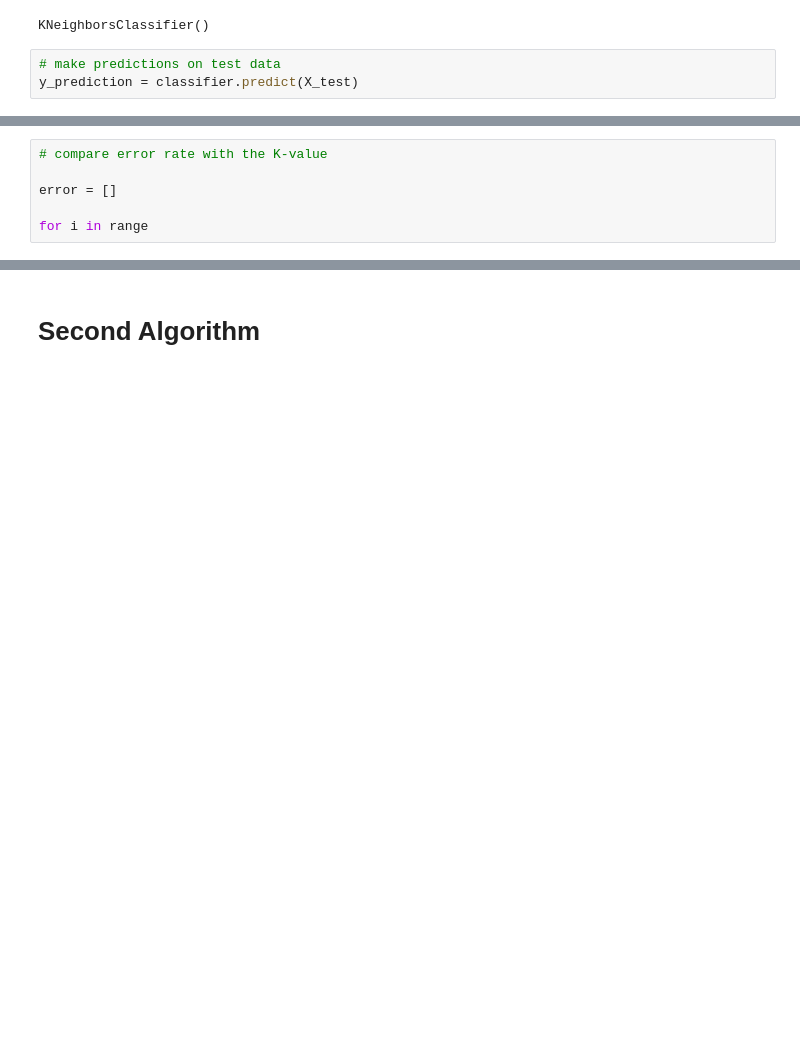
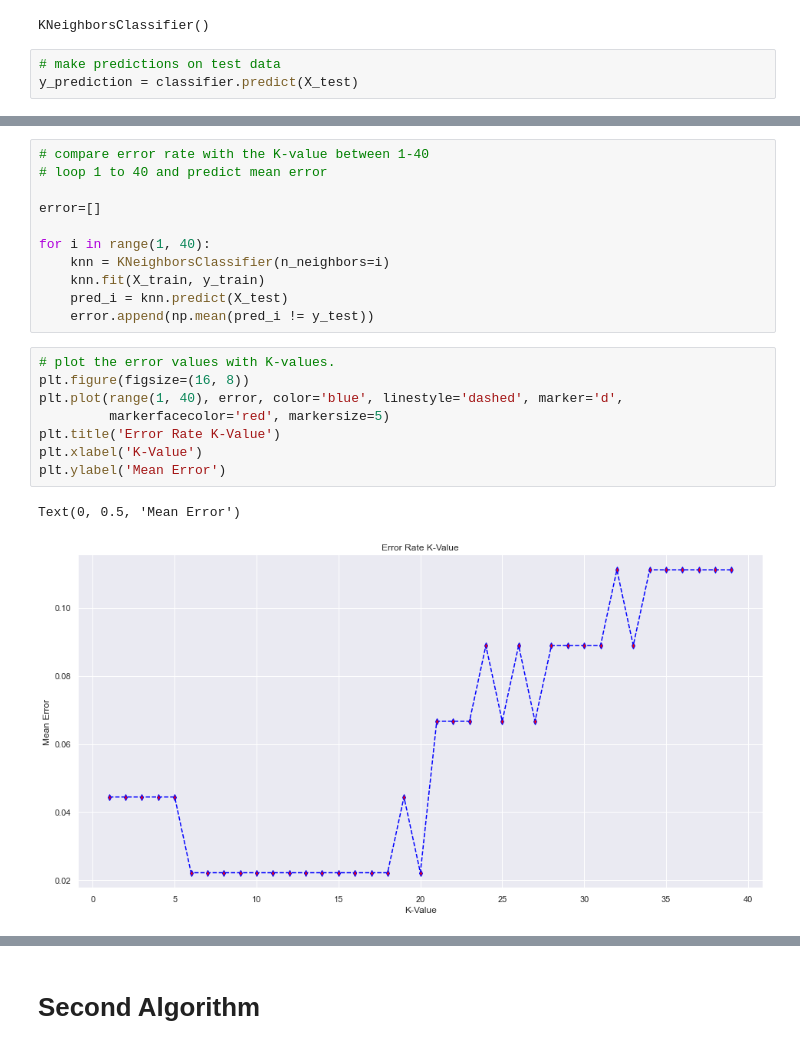
Before and after one commit to Deego88/MLS, a Jupyter notebook: Scikit-learn.ipynb, the cells around one changed output, grey strips where cells are left out. Drawn from its saved outputs; the diff is of its cells as text; blank space fills up the shorter version.

Commit message:
Add files via upload
First Algorithm- Nearest Neighbors complete.
Scikit-Learn Overview complete

```diff
--- a/Scikit-learn.ipynb
+++ b/Scikit-learn.ipynb
@@ -255,8 +311,24 @@ Iris-versicolor       0.93      0.93      0.93        15
  [ 0 14  1]
  [ 0  1 12]]
 # %%
-# compare error rate with the K-value
+# compare error rate with the K-value between 1-40
+# loop 1 to 40 and predict mean error
 
-error = []
+error=[]
 
-for i in range
+for i in range(1, 40):
+    knn = KNeighborsClassifier(n_neighbors=i)
+    knn.fit(X_train, y_train)
+    pred_i = knn.predict(X_test)
+    error.append(np.mean(pred_i != y_test))
+# %%
+# plot the error values with K-values.
+plt.figure(figsize=(16, 8))
+plt.plot(range(1, 40), error, color='blue', linestyle='dashed', marker='d',
+         markerfacecolor='red', markersize=5)
+plt.title('Error Rate K-Value')
+plt.xlabel('K-Value')
+plt.ylabel('Mean Error')
+# %% [output]
+Text(0, 0.5, 'Mean Error')
+[figure, added]
```
Also changed, not shown: parts of 16 cells of this notebook.
